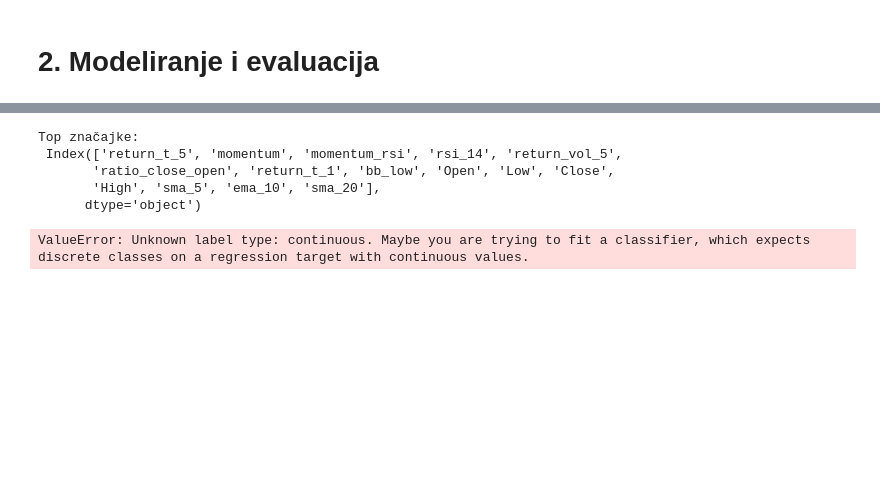
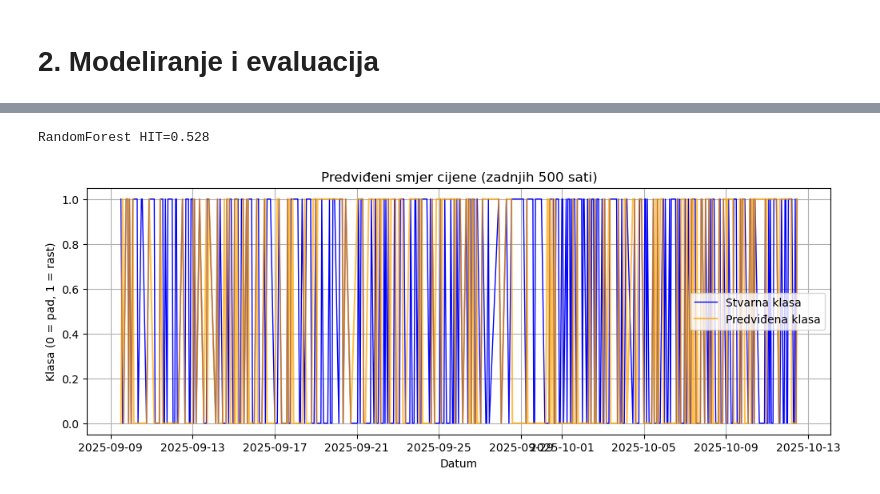
Before and after one commit to KristianLovey/ML-Projekt-Vicuna, a Jupyter notebook: ML_model.ipynb, the cells around one changed output, grey strips where cells are left out. Drawn from its saved outputs; the diff is of its cells as text; code cells hidden in the pictures; blank space fills up the shorter version.

```diff
--- a/ML_model.ipynb
+++ b/ML_model.ipynb
@@ -87,3 +101,0 @@ df["ratio_close_open"] = df["Close"] / df["Open"]
-# %%
-#Momentum indicators
-df["momentum"] = df["Close"] - df["Close"].shift(5)
@@ -151,11 +136,12 @@ split_index = int(len(df) * 0.8)
 train = df.iloc[:split_index]
 test = df.iloc[split_index:]
 
+x_train = train.drop(columns=["target", "target_cls"])
+y_train = train["target_cls"]
+x_test = test.drop(columns=["target", "target_cls"])
+y_test = test["target_cls"]
 
-x_train = train.drop(columns=["target"])
-y_train = train["target"]
-x_test = test.drop(columns=["target"])
-y_test = test["target"]
-
-print("Train:", x_train.shape, "Test:", x_test.shape)
+print("Train:", x_train.shape, "| Test:", x_test.shape)
+print("Zadnji datum train:", train.index.max())
+print("Prvi datum test:", test.index.min())
 # %% [output]
@@ -169,38 +157,39 @@ for col in x_train.columns:
     x_train[col] = winsorize(x_train[col])
     x_test[col] = winsorize(x_test[col])
 # %%
-mask = x_train["Volume"] > x_train["Volume"].quantile(0.3)
-x_train = x_train[mask]
-y_train = y_train[mask]
+pipe = Pipeline([
+    ("imputer", SimpleImputer(strategy="median")),   # popunjava NaN
+    ("scaler", StandardScaler()),
+    ("rf", RandomForestClassifier(
+        n_estimators=300,
+        max_depth=8,
+        min_samples_leaf=5,
+        random_state=42,
+        n_jobs=-1
+    ))
+])
 
+pipe.fit(x_train, y_train)
+y_pred = pipe.predict(x_test)
+y_prob = pipe.predict_proba(x_test)[:, 1]
 
-corr = x_train.corrwith(pd.Series(y_train, index=x_train.index)).abs().sort_values(ascending=False)
-top_features = corr.head(15).index
-print("Top značajke:\n", top_features)
-
-
-x_train["return_vol_5"] = x_train["return_t_1"] * x_train["volatility_5"]
-x_test["return_vol_5"] = x_test["return_t_1"] * x_test["volatility_5"]
-
-x_train["momentum_rsi"] = x_train["momentum"] * x_train["rsi_14"]
-x_test["momentum_rsi"] = x_test["momentum"] * x_test["rsi_14"]
-
-df["return_vol_5"] = df["return_t_1"] * df["volatility_5"]
-df["momentum_rsi"] = df["momentum"] * df["rsi_14"]
+hit = accuracy_score(y_test, y_pred)
+print(f"RandomForest HIT={hit:.3f}")
 # %% [output]
-Top značajke:
- Index(['return_t_5', 'momentum', 'momentum_rsi', 'rsi_14', 'return_vol_5',
-       'ratio_close_open', 'return_t_1', 'bb_low', 'Open', 'Low', 'Close',
-       'High', 'sma_5', 'ema_10', 'sma_20'],
-      dtype='object')
+RandomForest HIT=0.528
 # %%
-pipe = Pipeline([
-    ("scaler", StandardScaler()),
-    ("logreg", LogisticRegression(max_iter=500))
-])
-pipe.fit(x_train[top_features], y_train)
-y_pred_cls = pipe.predict(x_test[top_features])
-y_prob = pipe.predict_proba(x_test[top_features])[:, 1]
+subset = y_test[-500:]
+pred_subset = y_pred[-500:]
+
+plt.figure(figsize=(12, 4))
+plt.plot(subset.index, subset, label="Stvarna klasa", color="blue", linewidth=1)
+plt.plot(subset.index, pred_subset, label="Predviđena klasa", color="orange", alpha=0.7)
+plt.xlabel("Datum")
+plt.ylabel("Klasa (0 = pad, 1 = rast)")
+plt.title("Predviđeni smjer cijene (zadnjih 500 sati)")
+plt.legend()
+plt.grid(True)
+plt.show()
 # %% [output]
-ValueError: Unknown label type: continuous. Maybe you are trying to fit a classifier, which expects discrete classes on a regression target with continuous values.
+[figure, added]
 # %%
```
Also changed, not shown: parts of 18 cells of this notebook, 1 other file.
